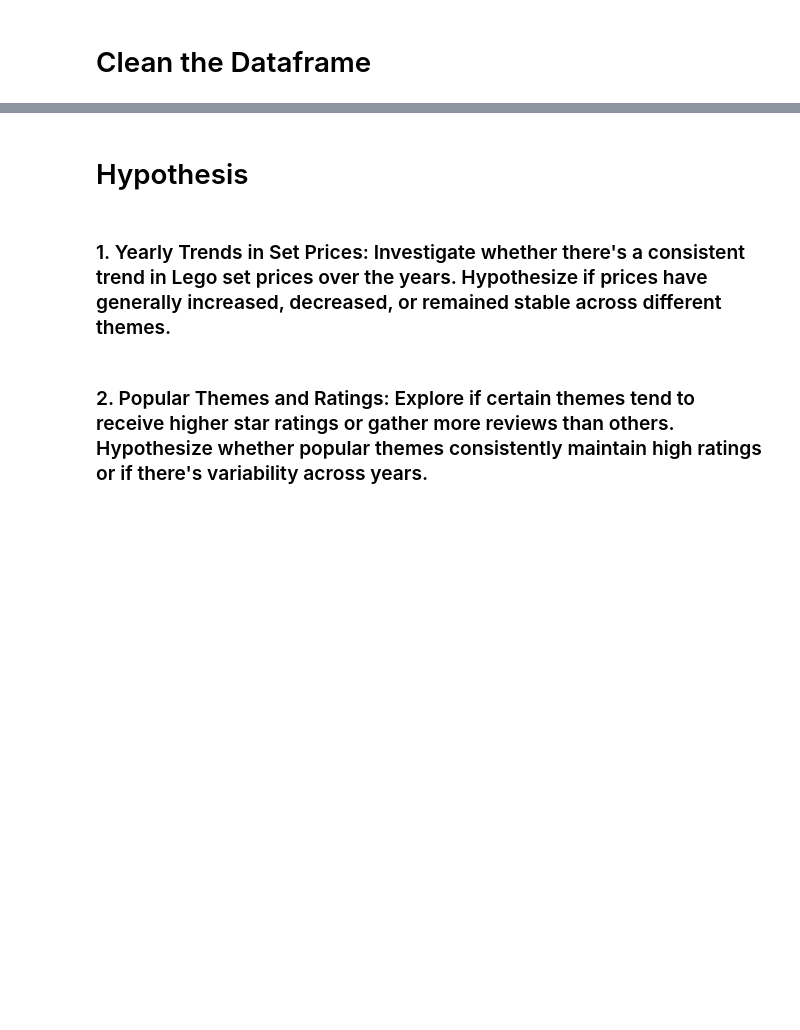
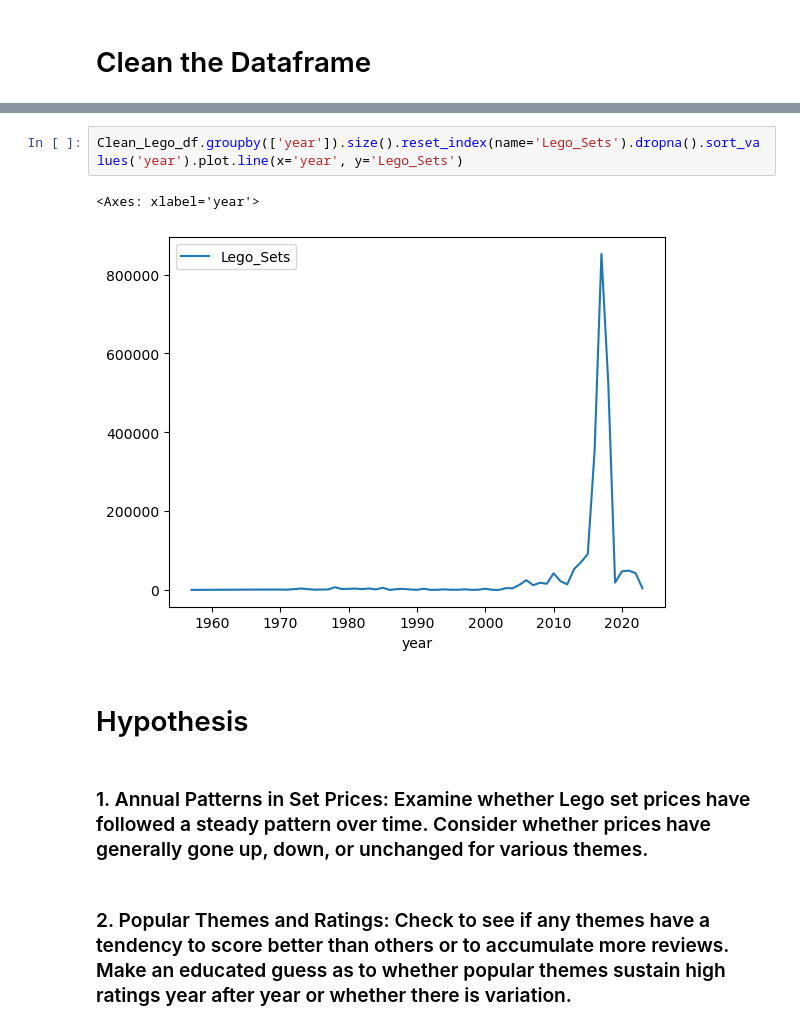
Before and after one commit to AlexOrtiz5/Project-1, a Jupyter notebook: Lego_Sets.ipynb, the cells around one changed output, grey strips where cells are left out. Cells and saved outputs as stored; diff of their text form; blank space fills up the shorter version.

```diff
--- a/Lego_Sets.ipynb
+++ b/Lego_Sets.ipynb
@@ -55,6 +64,11 @@ Clean_Lego_df
+# %%
+Clean_Lego_df.groupby(['year']).size().reset_index(name='Lego_Sets').dropna().sort_values('year').plot.line(x='year', y='Lego_Sets')
+# %% [output]
+<Axes: xlabel='year'>
+[figure, added]
 # %% [markdown]
 # Hypothesis
 # %% [markdown]
-### 1. Yearly Trends in Set Prices: Investigate whether there's a consistent trend in Lego set prices over the years. Hypothesize if prices have generally increased, decreased, or remained stable across different themes.
+### 1. Annual Patterns in Set Prices: Examine whether Lego set prices have followed a steady pattern over time. Consider whether prices have generally gone up, down, or unchanged for various themes.
 # %% [markdown]
-### 2. Popular Themes and Ratings: Explore if certain themes tend to receive higher star ratings or gather more reviews than others. Hypothesize whether popular themes consistently maintain high ratings or if there's variability across years.
+### 2. Popular Themes and Ratings: Check to see if any themes have a tendency to score better than others or to accumulate more reviews. Make an educated guess as to whether popular themes sustain high ratings year after year or whether there is variation.
```
Also changed, not shown: parts of 12 cells of this notebook, 1 other file.
